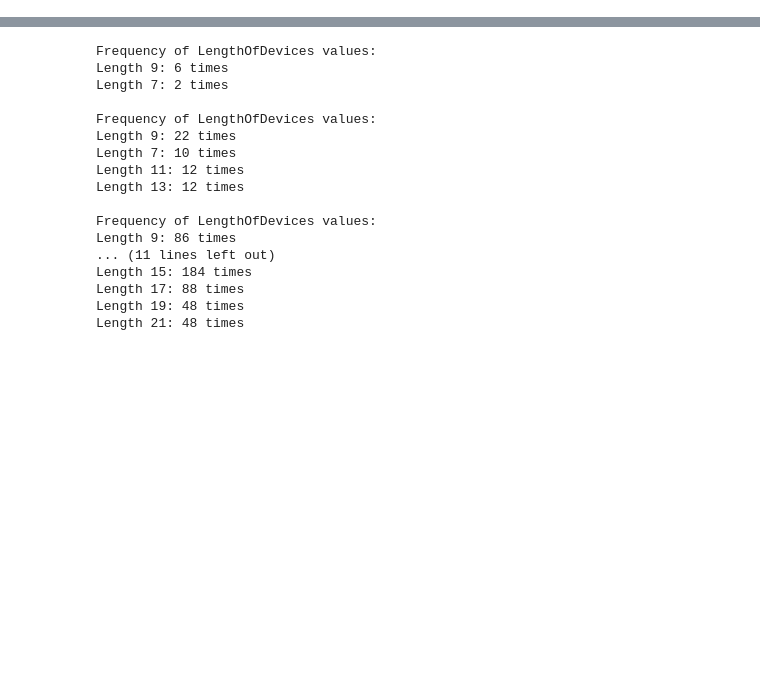
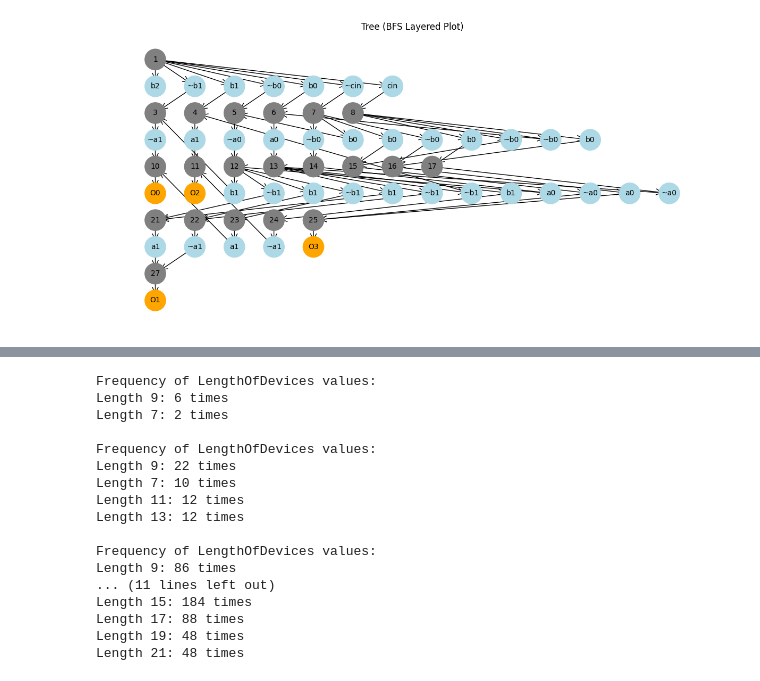
Before and after one commit to Nithin-Kamineni/pathAnalogBehaviour, a Jupyter notebook: Adders/Circuit analysis_v1.ipynb, the cells around one changed output, grey strips where cells are left out. Saved outputs shown, nothing was run; the diff lists cells and outputs as text; code cells hidden in the pictures; blank space fills up the shorter version.

```diff
--- a/Adders/Circuit analysis_v1.ipynb
+++ b/Adders/Circuit analysis_v1.ipynb
@@ -152 +159,8 @@ Iteration 4 took 1.784636 seconds
 Data saved to multi_data.pkl
+# %%
+for i,key in enumerate(path.Processed_graphs_Map):
+    print(len(path.Processed_graphs_Map[key]['Crossbar_design']), len(path.Processed_graphs_Map[key]['Crossbar_design'][0]))
+    if(i>=0):
+        print(path.Processed_graphs_Map[key]['Selector_Lines_Map'])
+        for row in path.Processed_graphs_Map[key]['Crossbar_design']:
+            print(row)
@@ -152,0 +279,74 @@ Data saved to multi_data.pkl
+# %%
+import networkx as nx
+import matplotlib.pyplot as plt
+from collections import defaultdict, deque
+
+def plot_tree_bfs_layered(G, node_labels=True, edge_labels=False, title="Tree (BFS Layered Plot)"):
+    # Step 1: Find the root node (U1 node with no predecessors)
+    root = None
+    for node in G.nodes:
+        if G.nodes[node].get("BipartitePart") == "U1" and G.in_degree(node) == 0:
+            root = node
+            break
+
+    if root is None:
+        raise ValueError("No root node found (U1 with no predecessors)")
+
+    # Step 2: BFS to assign layers
+    levels = {root: 0}
+    layer_nodes = defaultdict(list)
+    queue = deque([root])
+
+    while queue:
+        node = queue.popleft()
+        level = levels[node]
+        layer_nodes[level].append(node)
+
+        for succ in G.successors(node):
+            if succ not in levels:
+                levels[succ] = level + 1
+                queue.append(succ)
+
+    # Step 3: Assign positions
+    pos = {}
+    x_gap = 2.5
+    y_gap = 1.5
+    for level, nodes in layer_nodes.items():
+        for i, node in enumerate(nodes):
+            pos[node] = (i * x_gap, -level * y_gap)
+
+    # Step 4: Determine node colors
+    node_colors = []
+    for node in G.nodes:
+        literal = G.nodes[node].get('literal', '')
+        if 'O' in literal:
+            node_colors.append('orange')
+        elif literal.isdigit():
+            node_colors.append('grey')
+        else:
+            node_colors.append('lightblue')
+
+    # Step 5: Draw the graph
+    plt.figure(figsize=(12, 6))
+    nx.draw_networkx_nodes(G, pos, node_color=node_colors, node_size=800)
+    nx.draw_networkx_edges(G, pos, arrows=True, arrowstyle='->', arrowsize=20)
+
+    if node_labels:
+        labels = {n: G.nodes[n].get('literal', str(n)) for n in G.nodes}
+        nx.draw_networkx_labels(G, pos, labels, font_size=10)
+
+    if edge_labels:
+        edge_lbls = {(u, v): d.get('condition', '') for u, v, d in G.edges(data=True)}
+        nx.draw_networkx_edge_labels(G, pos, edge_labels=edge_lbls, font_size=8)
+
+    plt.title(title)
+    plt.axis('off')
+    plt.tight_layout()
+    plt.show()
+
+for key in path.Processed_graphs_Map:
+    print(path.Processed_graphs_Map[key])
+    plot_tree_bfs_layered(
+        path.Processed_graphs_Map[key]['processed_graph']
+    )
+# %% [output]
@@ -152,0 +354 @@ Data saved to multi_data.pkl
+[figure, added]
```
Also changed, not shown: parts of 8 cells of this notebook, 7 other files.
